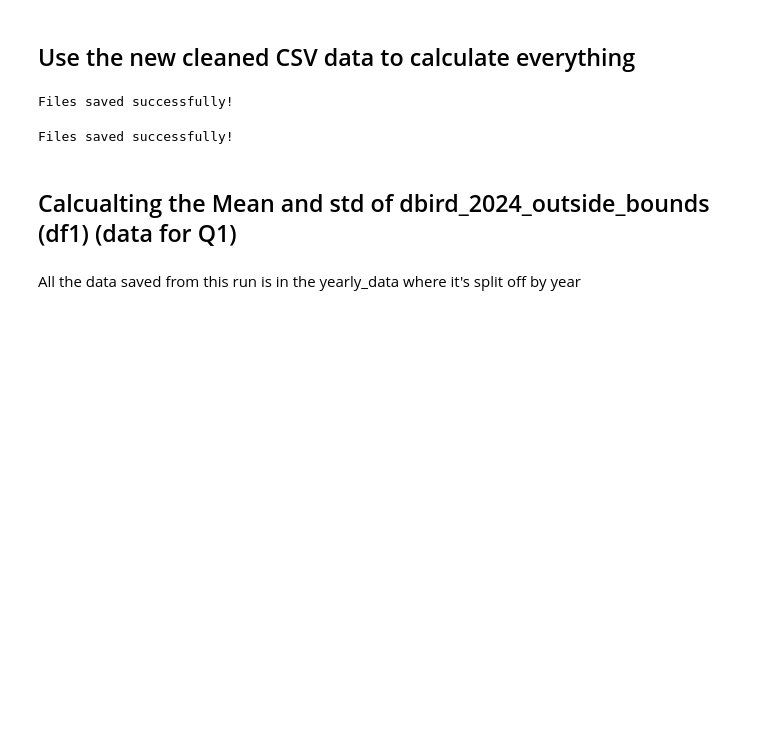
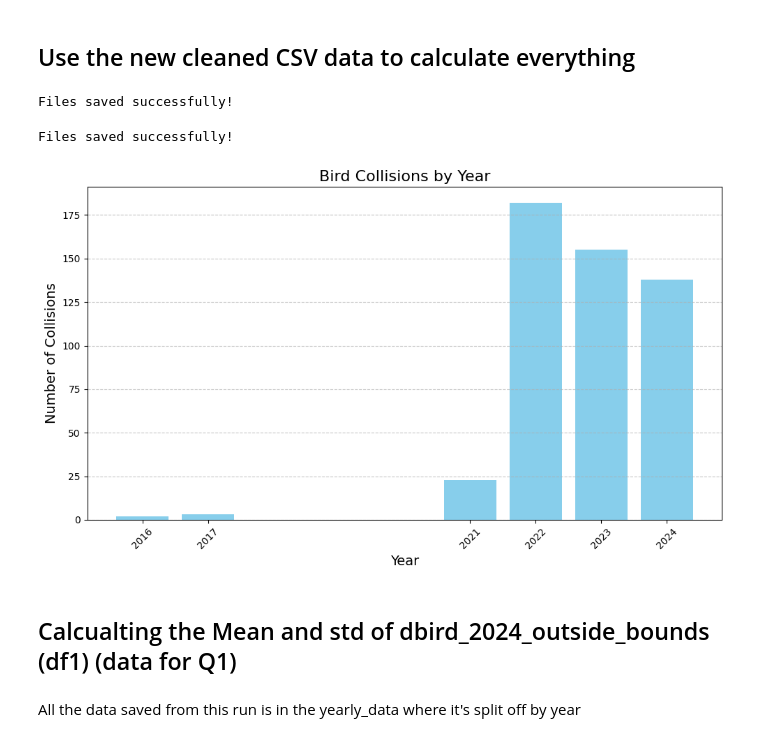
Before and after one commit to baiyue789/ISYE-3770-Project, a Jupyter notebook: JupiterNotebook.ipynb, the cells around one changed output. Saved outputs shown, nothing was run; the diff lists cells and outputs as text; code cells hidden in the pictures; blank space fills up the shorter version.

Commit message:
added bar charts

```diff
--- a/JupiterNotebook.ipynb
+++ b/JupiterNotebook.ipynb
@@ -66,6 +66,42 @@ df_2024_outside_bounds.to_csv('dbird_2024_outside_bounds.csv', index=False)
 print("Files saved successfully!")
 # %% [output]
 Files saved successfully!
+# %%
+import pandas as pd
+import matplotlib.pyplot as plt
+
+# Step 1: Load the CSV file (replace 'file.csv' with your file's name)
+data = pd.read_csv('updated_dbird.csv')
+
+# Step 2: Convert 'observed_at_utc' to datetime format
+data['observed_at_utc'] = pd.to_datetime(data['observed_at_utc'])
+
+# Step 3: Extract year and month from the 'observed_at_utc' column
+data['Year'] = data['observed_at_utc'].dt.year
+data['Month'] = data['observed_at_utc'].dt.month
+
+# Step 4: Ensure the data is sorted by year and month
+data = data.sort_values(by=['Year', 'Month'])
+
+# Step 5: Group data by year and count occurrences per year
+collisions_per_year = data.groupby('Year').size()
+
+# Step 6: Create a bar chart
+plt.figure(figsize=(10, 6))
+plt.bar(collisions_per_year.index, collisions_per_year.values, color='skyblue')
+
+# Step 7: Customize the chart
+plt.title('Bird Collisions by Year', fontsize=16)
+plt.xlabel('Year', fontsize=14)
+plt.ylabel('Number of Collisions', fontsize=14)
+plt.xticks(collisions_per_year.index, rotation=45)
+plt.grid(axis='y', linestyle='--', alpha=0.7)
+
+# Step 8: Display the chart
+plt.tight_layout()
+plt.show()
+# %% [output]
+[figure, added]
 # %% [markdown]
 ## Calcualting the Mean and std of dbird_2024_outside_bounds (df1) (data for Q1)
 # %% [markdown]
```
Also changed, not shown: parts of 4 cells of this notebook, 1 other file.
